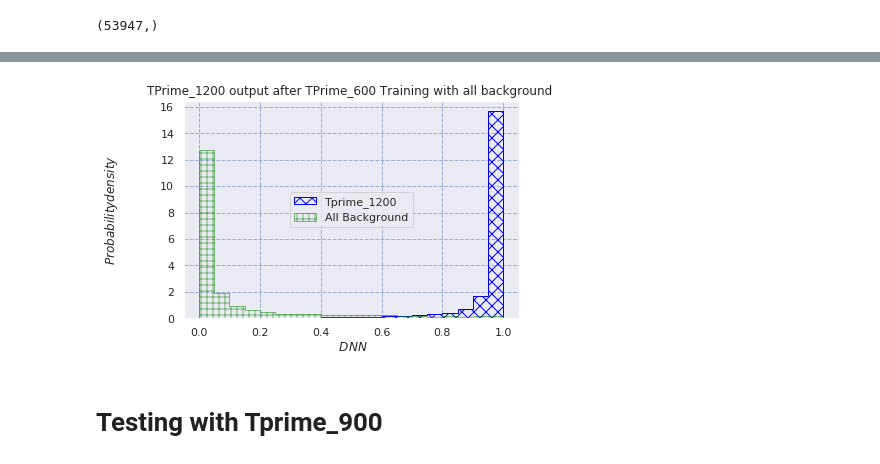
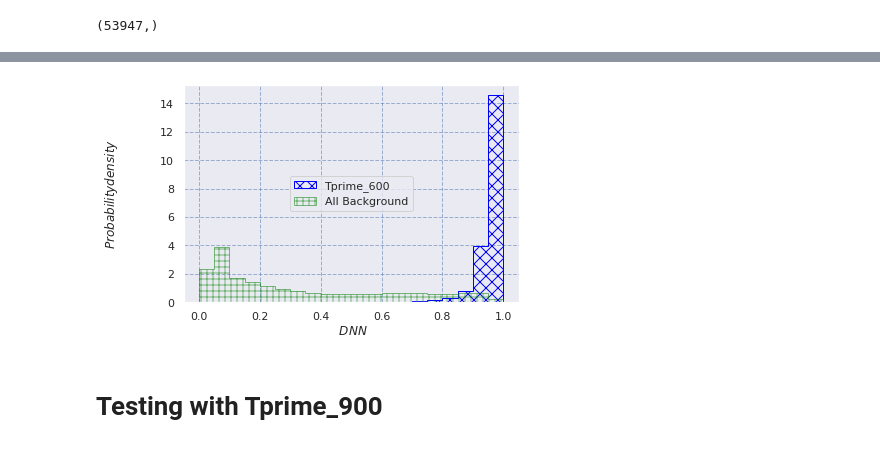
Before and after one commit to raj2022/Analysis_CMS_CERN, a Jupyter notebook: Codes/Training with TPrime_600GeV_&_ttgg_As_ background.ipynb, the cells around one changed output, grey strips where cells are left out. Drawn from its saved outputs; the diff is of its cells as text; code cells hidden in the pictures.

```diff
--- a/Codes/Training with TPrime_600GeV_&_ttgg_As_ background.ipynb
+++ b/Codes/Training with TPrime_600GeV_&_ttgg_As_ background.ipynb
@@ -105,6 +142,6 @@ columns = ['dipho_pt',
 # %%
-signal_Tprime600 = root2array(signal, treeName_signal, columns)   #Signal TPrime at 600TeV
-back_ttgg = root2array(back_1, treeName_back_1, columns)
+signal_Tprime600 = root2array(signal, treeName_signal, variables)   #Signal TPrime at 600TeV
+back_ttgg = root2array(back_1, treeName_back_1, variables)
 # %%
 signal_Tprime600 = pd.DataFrame(signal_Tprime600)            #Signal for the testing
 back_ttgg = pd.DataFrame(back_ttgg)
@@ -227,7 +258,7 @@ from tensorflow.keras.initializers import RandomNormal, Constant
 # %%
 clf = Sequential()
 # clf.add(LSTM(1, return_sequences=True ))
-clf.add(BatchNormalization(input_shape = (30,)))
+clf.add(BatchNormalization(input_shape = (42,)))
 # clf.add(Dropout(3))
 clf.add(Dense(200, activation = 'relu',kernel_regularizer=regularizers.l2(0.001), kernel_initializer = 'lecun_uniform',name = 'dense_1'))
 clf.add(BatchNormalization())
@@ -275,8 +311,10 @@ None
 # %%
 # simple early stopping
-es = EarlyStopping(monitor='val_loss', verbose=1, patience =  10, mode = "auto", baseline = None)
+early_stopper = callbacks.EarlyStopping(monitor="val_loss", patience=5, mode="auto")
+model_check_point = callbacks.ModelCheckpoint("model(with ttgg as background and TPrime_600 signal_train).h5", monitor = 'val_loss', verbose=True,
+                                              save_best_only=True, mode='auto')
 # fit model
-history = clf.fit(X_train, y_train, validation_split = 0.30, batch_size= 9000, epochs=100, verbose=1)
+history = clf.fit(X_train, y_train, validation_split = 0.30, batch_size= 9000, epochs=100, verbose=1, callbacks=[early_stopper, model_check_point])
 # evaluate the model
 # %% [output]
 Train on 64187 samples, validate on 27509 samples
@@ -491,30 +539,30 @@ plt.show()
 # %%
 import matplotlib
 plt.figure()                                     # new window
 matplotlib.rcParams.update({'font.size':14})     # set all font sizes
 tTest = clf.predict(X_test)
 # if hasattr(clf, "decision_function"):
 #     tTest = clf.decision_function(X_test)        # if available use decision_function
 # else:
 #     tTest = clf.predict_proba(X_test)[:,1]       # for e.g. MLP need to use predict_proba
 tBkg = tTest[y_test==0]
 tSig = tTest[y_test==1]
 nBins = 20
 tMin = np.floor(np.min(tTest))
 tMax = np.ceil(np.max(tTest))
 bins = np.linspace(tMin, tMax, nBins+1)
 # plt.title('Multilayer perceptron')
 plt.xlabel(' $DNN$', labelpad=3)
 plt.ylabel('$Probability density$', labelpad=40)
-n, bins, patches = plt.hist(tSig, bins=bins, density=True, histtype='step', fill=False, color ='dodgerblue' ,edgecolor = 'blue', hatch = 'XX',label='Tprime_1200')
+n, bins, patches = plt.hist(tSig, bins=bins, density=True, histtype='step', fill=False, color ='dodgerblue' ,edgecolor = 'blue', hatch = 'XX',label='Tprime_600')
 n, bins, patches = plt.hist(tBkg, bins=bins, density=True, histtype='step', fill=False,color = 'red' ,alpha=0.5, edgecolor = 'green', hatch='++', label = 'All Background')
 plt.grid(color = 'b', alpha = 0.5, linestyle = 'dashed')
 plt.legend(loc='center')
-plt.title('TPrime_1200 output after TPrime_600 Training with all background ')
+plt.title('')
 # plt.savefig('/eos/home-s/sraj/M.Sc._Thesis/Plot_M.Sc._thesis/Plot_with_HDF5_files/''output_TPrime1200_all_background.png')
 plt.show()
 # %% [output]
-[figure, old version]
+[figure, new version]
 # %%
 from ROOT import TCanvas, TPad, TFormula, TF1, TPaveLabel, TH1F, TFile,TH1D
 from ROOT import gROOT, gBenchmark
```
Also changed, not shown: parts of 54 cells of this notebook, 1 other file.
